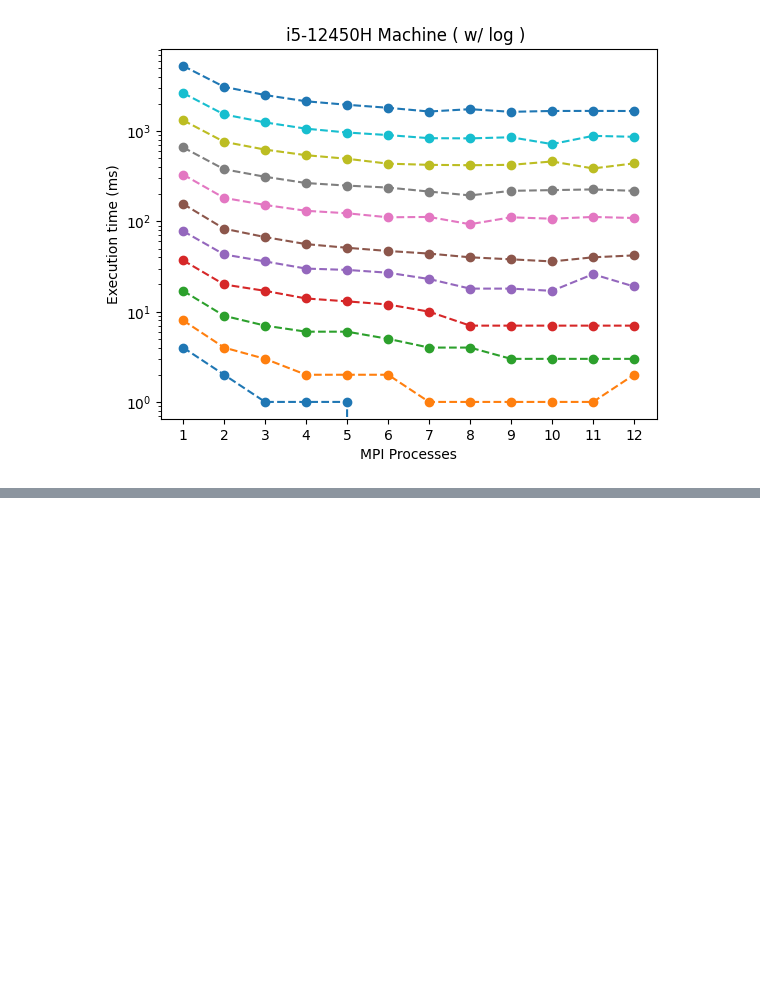
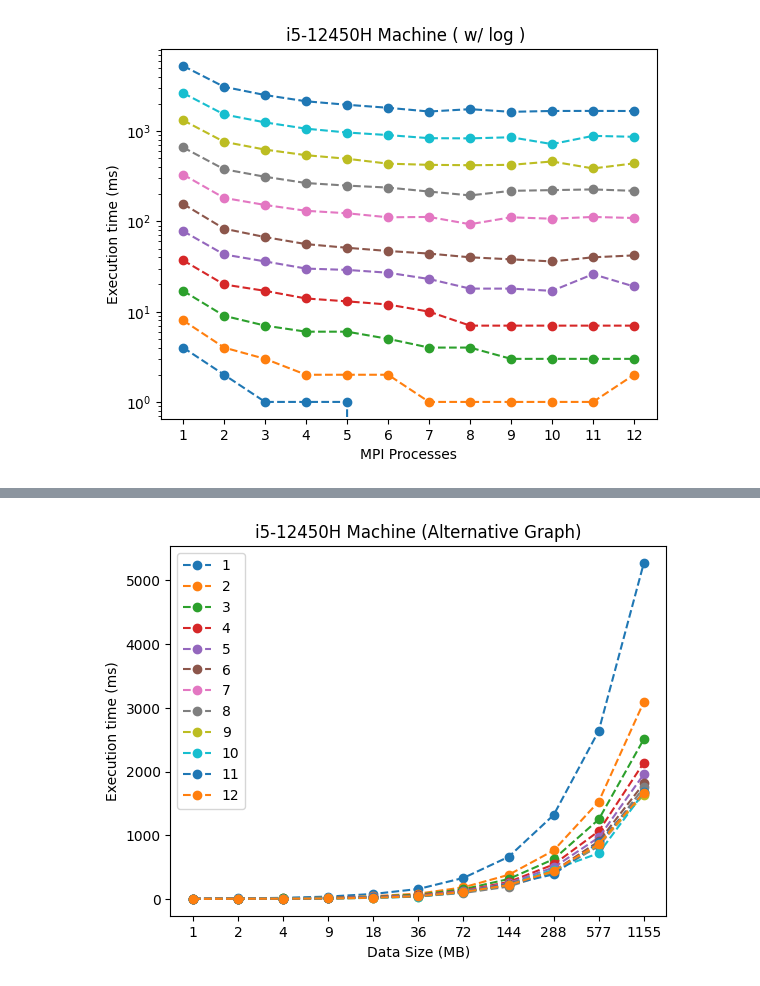
Before and after one commit to AndrejFinki/ECG_Parallel_Compression, a Jupyter notebook: src/visualize.ipynb, the cells around one changed output, grey strips where cells are left out. Saved outputs shown, nothing was run; the diff lists cells and outputs as text; code cells hidden in the pictures; blank space fills up the shorter version.

```diff
--- a/src/visualize.ipynb
+++ b/src/visualize.ipynb
@@ -82,0 +146,4 @@ display_results_log( data_i5_12450H, 'i5-12450H Machine ( w/ log ) ' )
+# %%
+display_results_transposed( tr_data_i5, "i5-12450H Machine (Alternative Graph)" )
+# %% [output]
+[figure, added]
```
Also changed, not shown: parts of 9 cells of this notebook, 8 other files.
